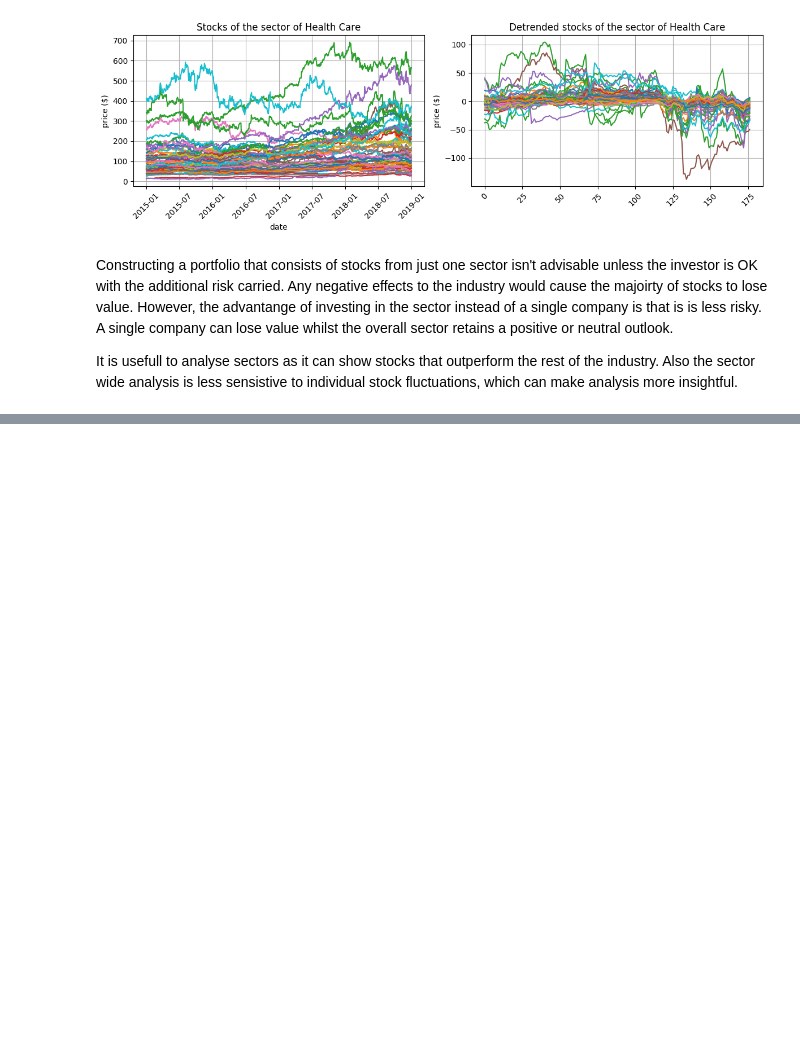
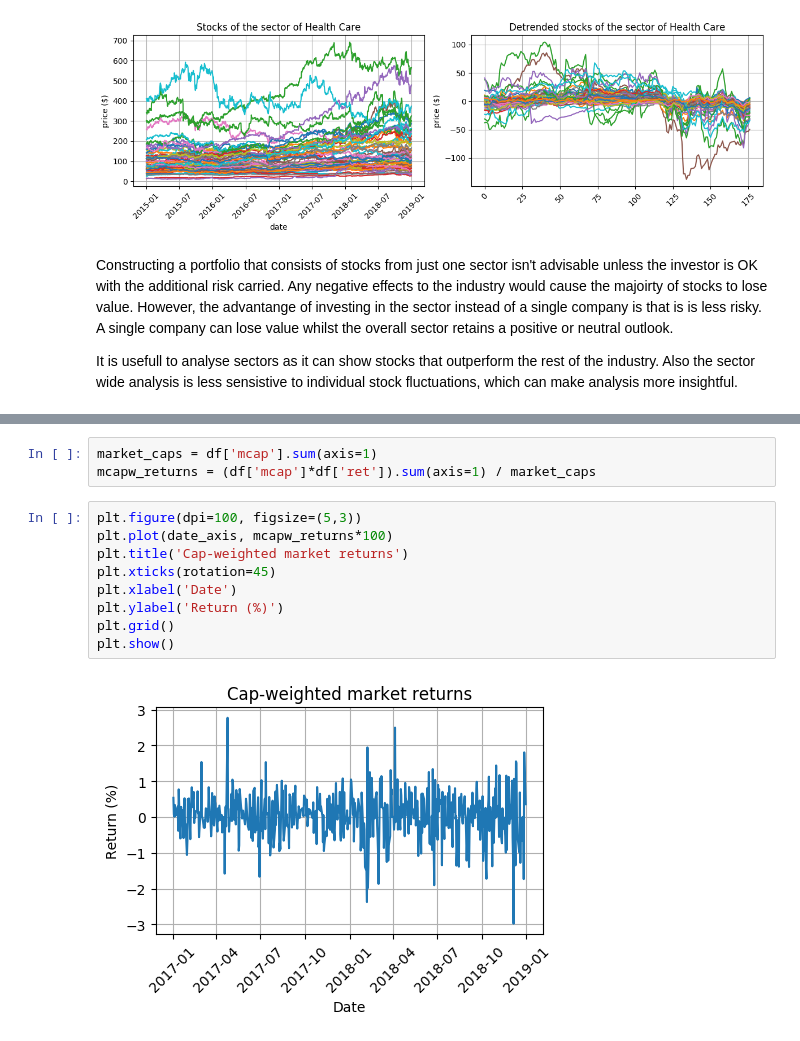
Before and after one commit to mahudu97/FSP, a Jupyter notebook: src/CW.ipynb, the cells around one changed output, grey strips where cells are left out. Saved outputs shown, nothing was run; the diff lists cells and outputs as text; blank space fills up the shorter version.

```diff
--- a/src/CW.ipynb
+++ b/src/CW.ipynb
@@ -498,0 +649,14 @@ It is usefull to analyse sectors as it can show stocks that outperform the rest
+# %%
+market_caps = df['mcap'].sum(axis=1)
+mcapw_returns = (df['mcap']*df['ret']).sum(axis=1) / market_caps
+# %%
+plt.figure(dpi=100, figsize=(5,3))
+plt.plot(date_axis, mcapw_returns*100)
+plt.title('Cap-weighted market returns')
+plt.xticks(rotation=45)
+plt.xlabel('Date')
+plt.ylabel('Return (%)')
+plt.grid()
+plt.show()
+# %% [output]
+[figure, added]
```
Also changed, not shown: parts of 34 cells of this notebook, 1 other file.
